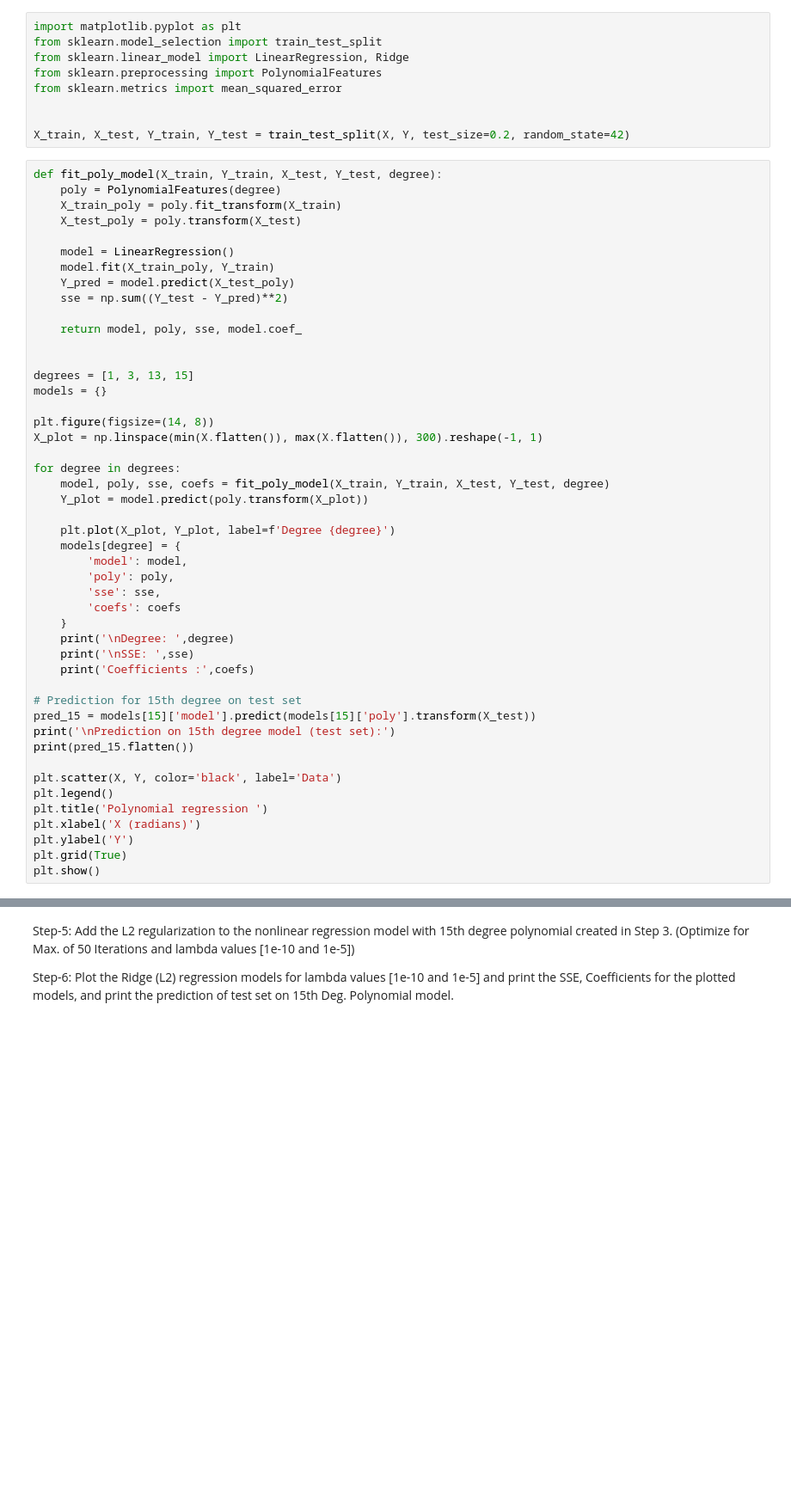
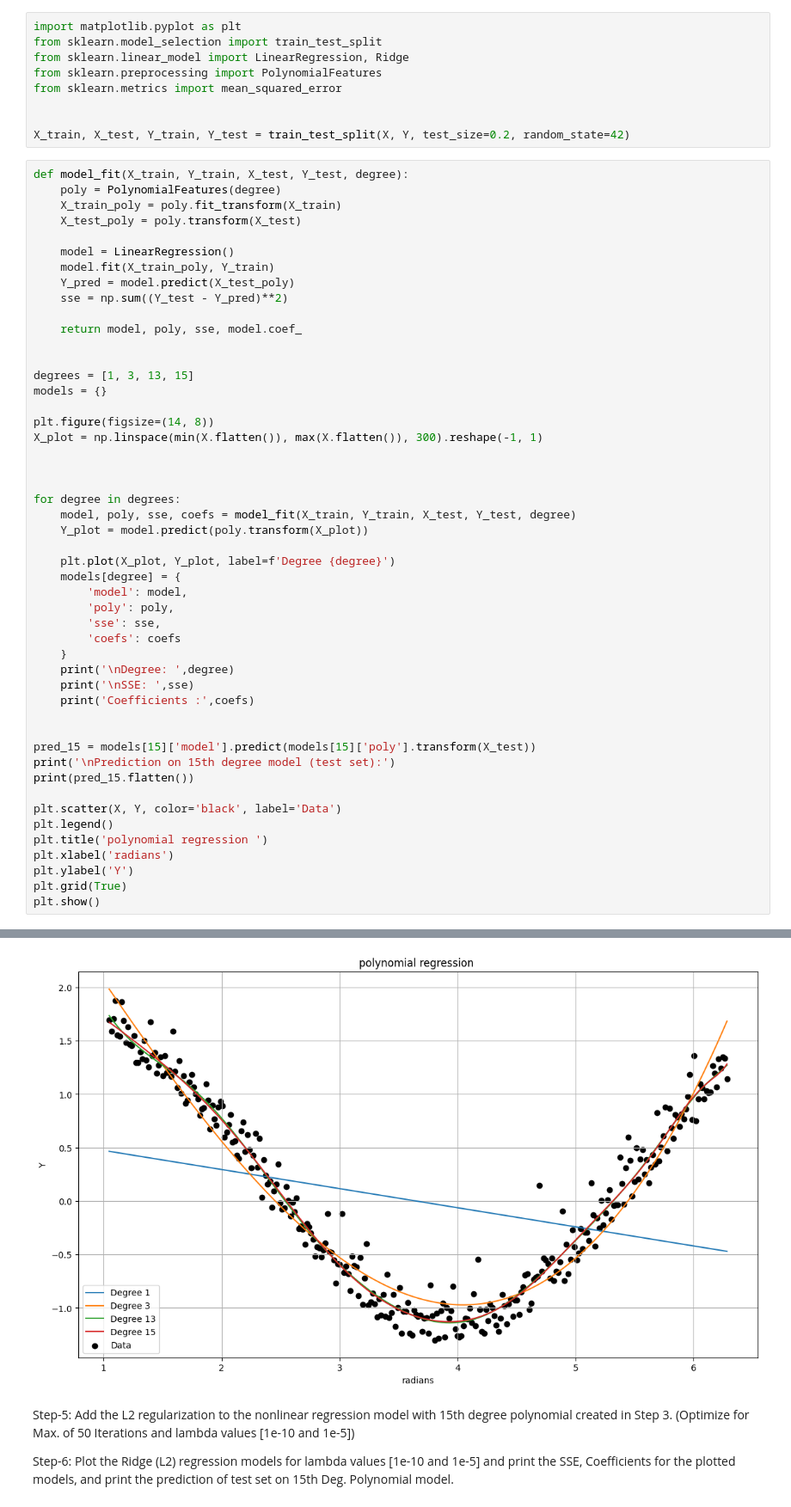
Before and after one commit to chethan-marideva/MTech_DataScienceLab, a Jupyter notebook: July5_Lab/ChethanM_Lab7_Assignment_2.ipynb, the cells around one changed output, grey strips where cells are left out. Shown at 86% size. Drawn from its saved outputs; the diff is of its cells as text; blank space fills up the shorter version.

```diff
--- a/July5_Lab/ChethanM_Lab7_Assignment_2.ipynb
+++ b/July5_Lab/ChethanM_Lab7_Assignment_2.ipynb
@@ -37,7 +39,7 @@ from sklearn.metrics import mean_squared_error
 
 X_train, X_test, Y_train, Y_test = train_test_split(X, Y, test_size=0.2, random_state=42)
 # %%
-def fit_poly_model(X_train, Y_train, X_test, Y_test, degree):
+def model_fit(X_train, Y_train, X_test, Y_test, degree):
     poly = PolynomialFeatures(degree)
     X_train_poly = poly.fit_transform(X_train)
     X_test_poly = poly.transform(X_test)
@@ -56,8 +58,10 @@ models = {}
 plt.figure(figsize=(14, 8))
 X_plot = np.linspace(min(X.flatten()), max(X.flatten()), 300).reshape(-1, 1)
 
+
+
 for degree in degrees:
-    model, poly, sse, coefs = fit_poly_model(X_train, Y_train, X_test, Y_test, degree)
+    model, poly, sse, coefs = model_fit(X_train, Y_train, X_test, Y_test, degree)
     Y_plot = model.predict(poly.transform(X_plot))
 
     plt.plot(X_plot, Y_plot, label=f'Degree {degree}')
@@ -71,15 +75,16 @@ for degree in degrees:
     print('\nSSE: ',sse)
     print('Coefficients :',coefs)
 
-# Prediction for 15th degree on test set
+
 pred_15 = models[15]['model'].predict(models[15]['poly'].transform(X_test))
 print('\nPrediction on 15th degree model (test set):')
 print(pred_15.flatten())
 
 plt.scatter(X, Y, color='black', label='Data')
 plt.legend()
-plt.title('Polynomial regression ')
-plt.xlabel('X (radians)')
+plt.title('polynomial regression ')
+plt.xlabel('radians')
 plt.ylabel('Y')
 plt.grid(True)
 plt.show()
+# %% [output]
@@ -86,3 +108,4 @@ plt.show()
+[figure, added]
 # %% [markdown]
 Step-5: Add the L2 regularization to the nonlinear regression model with 15th degree
 polynomial created in Step 3. (Optimize for Max. of 50 Iterations and lambda values
```
Also changed, not shown: parts of 3 cells of this notebook, 3 other files.
